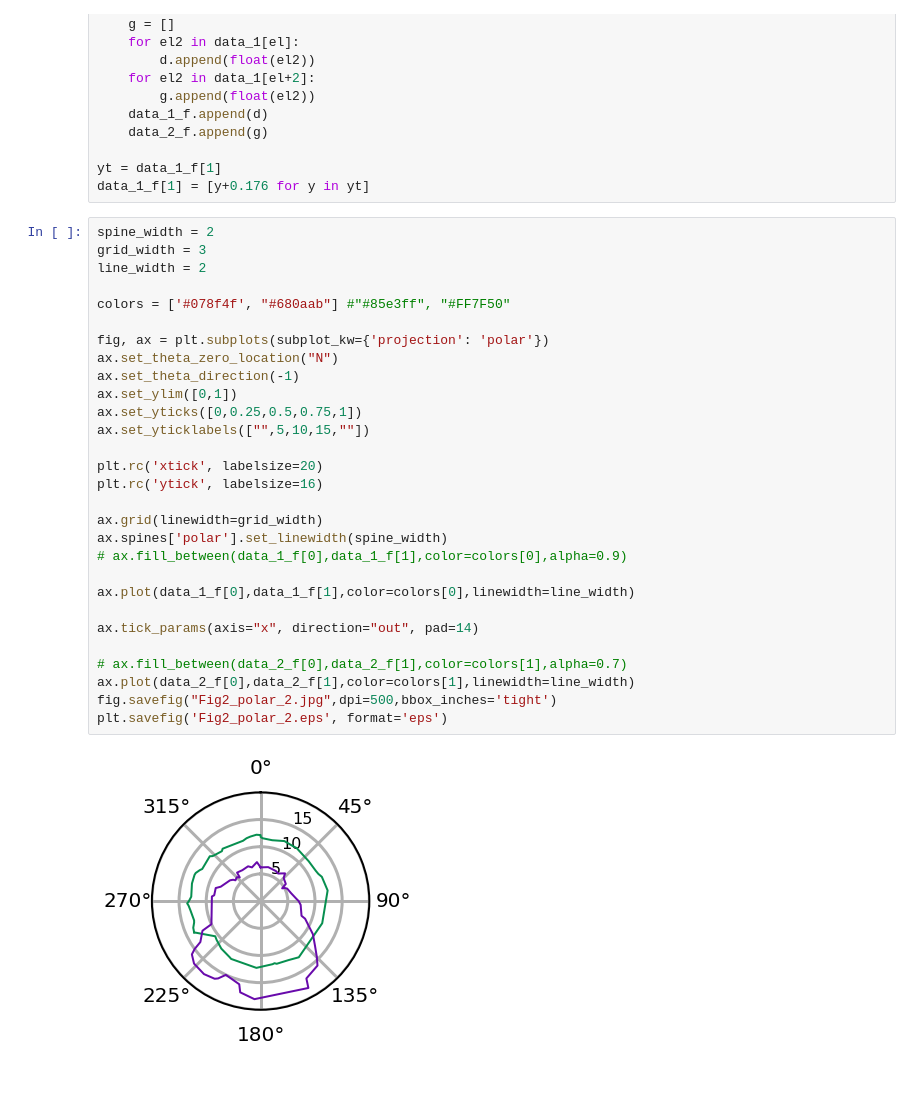
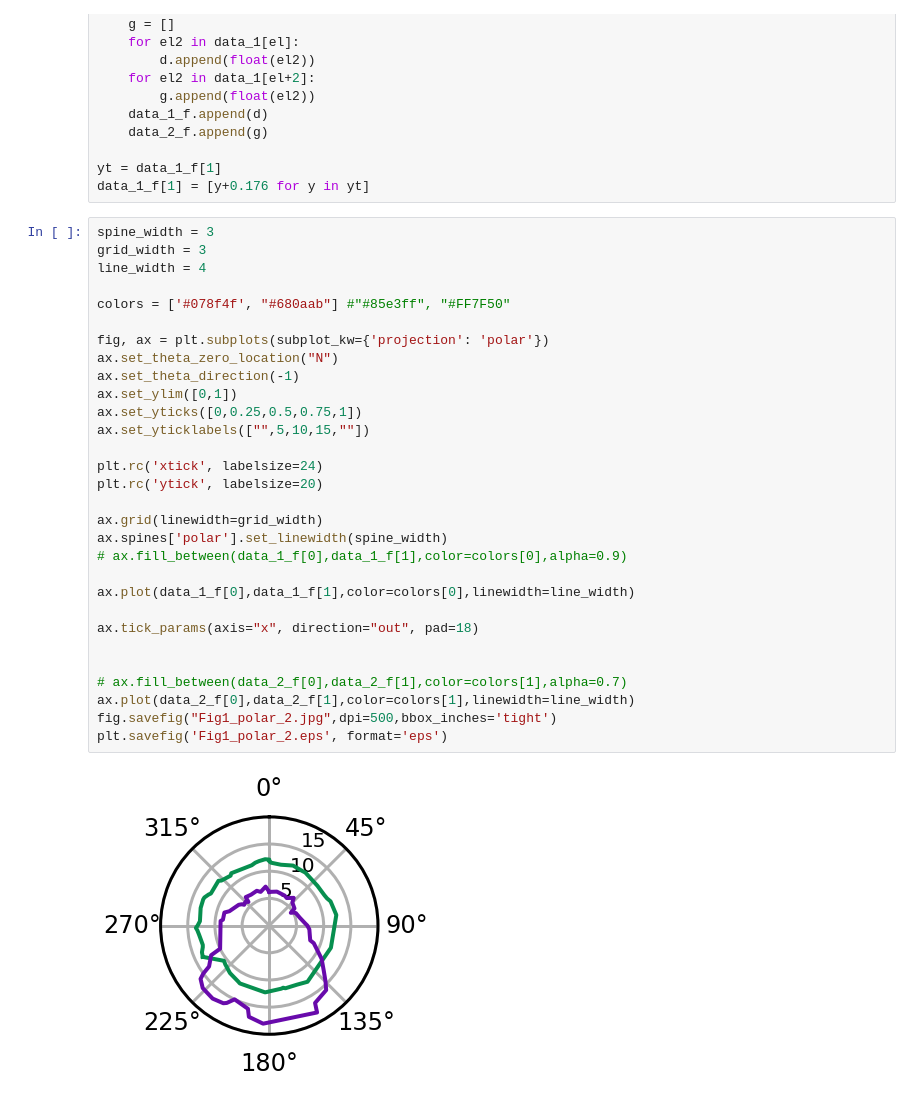
Before and after one commit to Pegahka/SocialFearConditioningProject, a Jupyter notebook: BehaviorAnalysis/PolarPlots/Fig1_Polar2.ipynb, the cells around one changed output. Cells and saved outputs as stored; diff of their text form.

```diff
--- a/BehaviorAnalysis/PolarPlots/Fig1_Polar2.ipynb
+++ b/BehaviorAnalysis/PolarPlots/Fig1_Polar2.ipynb
@@ -22,33 +22,34 @@ for el in range(2):
 yt = data_1_f[1]
 data_1_f[1] = [y+0.176 for y in yt]
 # %%
-spine_width = 2
+spine_width = 3
 grid_width = 3
-line_width = 2
+line_width = 4
 
 colors = ['#078f4f', "#680aab"] #"#85e3ff", "#FF7F50"
 
 fig, ax = plt.subplots(subplot_kw={'projection': 'polar'})
 ax.set_theta_zero_location("N")
 ax.set_theta_direction(-1)
 ax.set_ylim([0,1])
 ax.set_yticks([0,0.25,0.5,0.75,1])
 ax.set_yticklabels(["",5,10,15,""])
 
-plt.rc('xtick', labelsize=20)
-plt.rc('ytick', labelsize=16)
+plt.rc('xtick', labelsize=24)
+plt.rc('ytick', labelsize=20)
 
 ax.grid(linewidth=grid_width)
 ax.spines['polar'].set_linewidth(spine_width)
 # ax.fill_between(data_1_f[0],data_1_f[1],color=colors[0],alpha=0.9)
 
 ax.plot(data_1_f[0],data_1_f[1],color=colors[0],linewidth=line_width)
 
-ax.tick_params(axis="x", direction="out", pad=14)
+ax.tick_params(axis="x", direction="out", pad=18)
+
 
 # ax.fill_between(data_2_f[0],data_2_f[1],color=colors[1],alpha=0.7)
 ax.plot(data_2_f[0],data_2_f[1],color=colors[1],linewidth=line_width)
-fig.savefig("Fig2_polar_2.jpg",dpi=500,bbox_inches='tight')
-plt.savefig('Fig2_polar_2.eps', format='eps')
+fig.savefig("Fig1_polar_2.jpg",dpi=500,bbox_inches='tight')
+plt.savefig('Fig1_polar_2.eps', format='eps')
 # %% [output]
-[figure, old version]
+[figure, new version]
```
Also changed, not shown: 3 other files.
